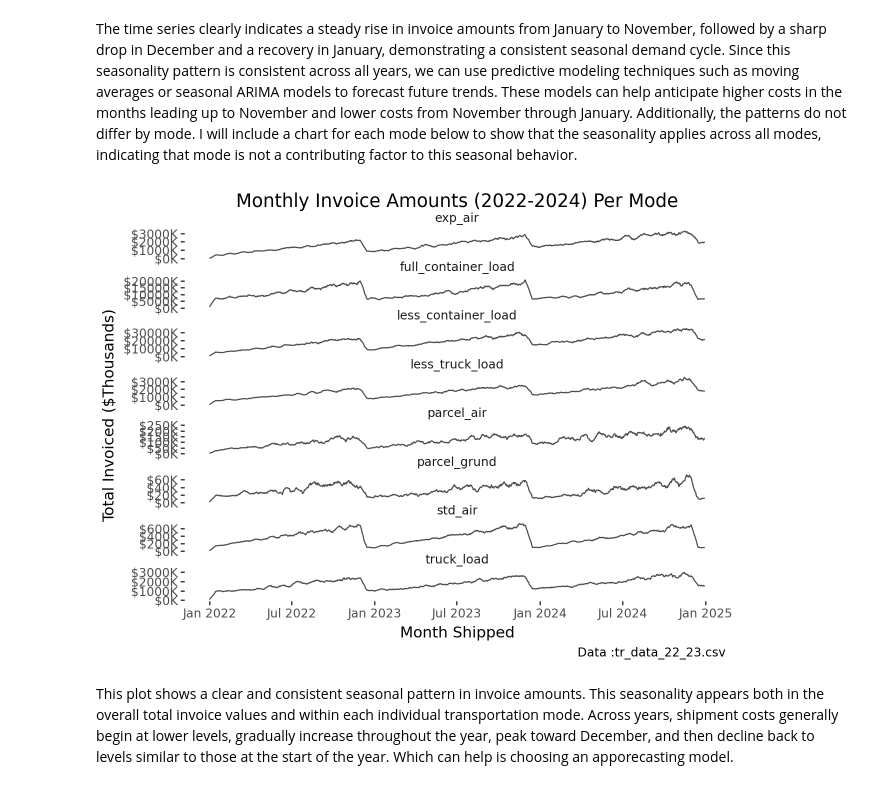
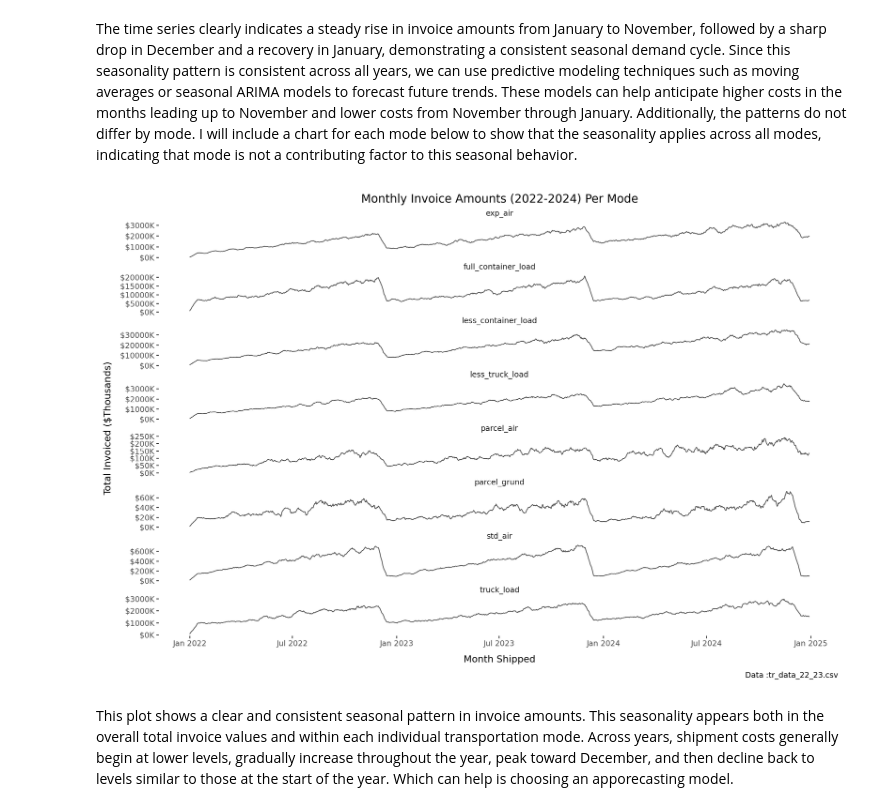
Before and after one commit to ghassandmour/OM-621-Assignments, a Jupyter notebook: notebooks/exploratory analysis.ipynb, the cells around one changed output. Cells and saved outputs as stored; diff of their text form; code cells hidden in the pictures.

```diff
--- a/notebooks/exploratory analysis.ipynb
+++ b/notebooks/exploratory analysis.ipynb
@@ -848,31 +846,32 @@ df_sum = df_clean.groupby(["shipping_date", "mode"], as_index=False).agg(
 # %%
 df_smooth = (
     df_sum.sort_values(["mode", "shipping_date"])
     .groupby("mode", group_keys=False)
     .apply(
         lambda x: x.assign(
             invoice_sum_smooth=x["invoice_sum"].rolling(window=15, min_periods=1).sum()
         )
-    )  # Asked OpenAI to help with this rolling sum code to make the lines more smooth(OpenAI, 2025).
+    )
 )
 
 p2 = (
     ggplot(df_smooth, aes(x="shipping_date", y="invoice_sum_smooth"))
     + geom_line(aes(group="mode"), alpha=0.7)
     + facet_wrap("mode", scales="free_y", ncol=1)
     + scale_x_date(date_labels="%b %Y")
     + theme_tufte()
     + labs(
         title="Monthly Invoice Amounts (2022-2024) Per Mode",
         x="Month Shipped",
         y="Total Invoiced ($Thousands)",
         color="Year",
         caption="Data :tr_data_22_23.csv ",
     )
     + scale_y_continuous(labels=lambda l: [f"${x/1000:.0f}K" for x in l])
+    + theme(figure_size=(12, 8))
 )
 p2
 # %% [output]
-[figure, old version]
+[figure, new version]
 # %% [markdown]
 This plot shows a clear and consistent seasonal pattern in invoice amounts. This seasonality appears both in the overall total invoice values and within each individual transportation mode. Across years, shipment costs generally begin at lower levels, gradually increase throughout the year, peak toward December, and then decline back to levels similar to those at the start of the year. Which can help is choosing an apporecasting model.
```
Also changed, not shown: parts of 2 cells of this notebook, 3 other files.
